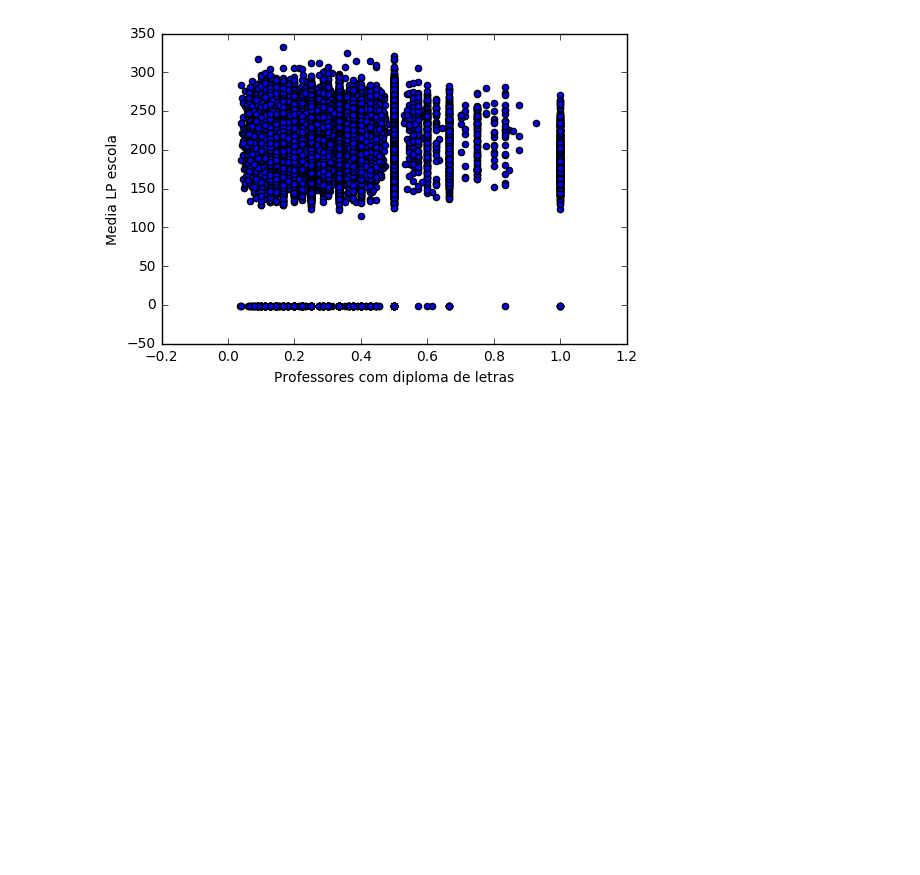
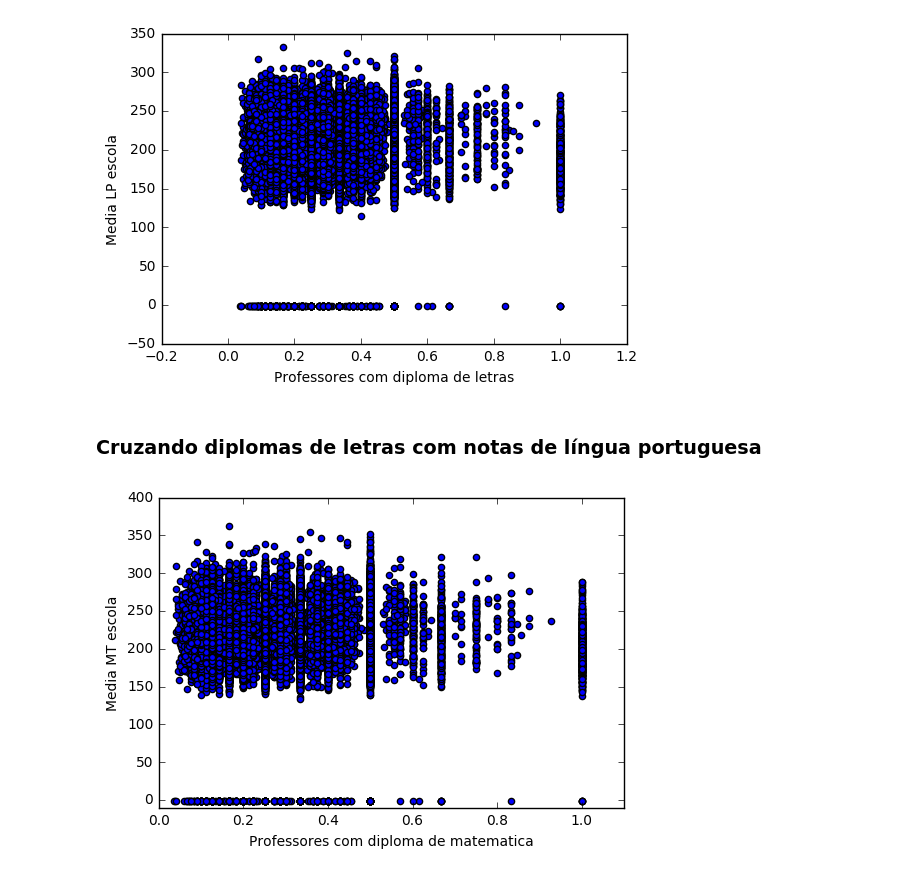
Before and after one commit to ffmmjj/desafio-dados-2016, a Jupyter notebook: src/Diplomas x Desempenho.ipynb, the cells around one changed output. Drawn from its saved outputs; the diff is of its cells as text; code cells hidden in the pictures; blank space fills up the shorter version.

Commit message:
adicionada analise entre diploma de matematica e nota de matematica

```diff
--- a/src/Diplomas x Desempenho.ipynb
+++ b/src/Diplomas x Desempenho.ipynb
@@ -61,3 +61,22 @@ plt.xlabel('Professores com diploma de letras')
 plt.show()
 # %% [output]
 [figure]
+# %% [markdown]
+### Cruzando diplomas de letras com notas de língua portuguesa
+# %%
+quest_professor_df['DIPLOMA_MATEMATICA'] = letras
+diplomas_matematica_por_escola = quest_professor_df[letras][['DIPLOMA_MATEMATICA', 'ID_ESCOLA']].groupby('ID_ESCOLA', as_index=False).sum()
+
+professores_df = pd.merge(diplomas_matematica_por_escola, professores_por_escola, on='ID_ESCOLA')
+professores_df['TAXA_DIPLOMADOS_MATEMATICA'] = professores_df['DIPLOMA_MATEMATICA'] / professores_df['CONTAGEM']
+
+matematica_df = pd.merge(resultado_escola, professores_df, on='ID_ESCOLA')
+# %%
+plt.scatter(matematica_df['TAXA_DIPLOMADOS_MATEMATICA'], matematica_df['MEDIA_MT'])
+plt.ylabel('Media MT escola')
+plt.xlim(0,1.1)
+plt.ylim(-10,400)
+plt.xlabel('Professores com diploma de matematica')
+plt.show()
+# %% [output]
+[figure, added]
```
